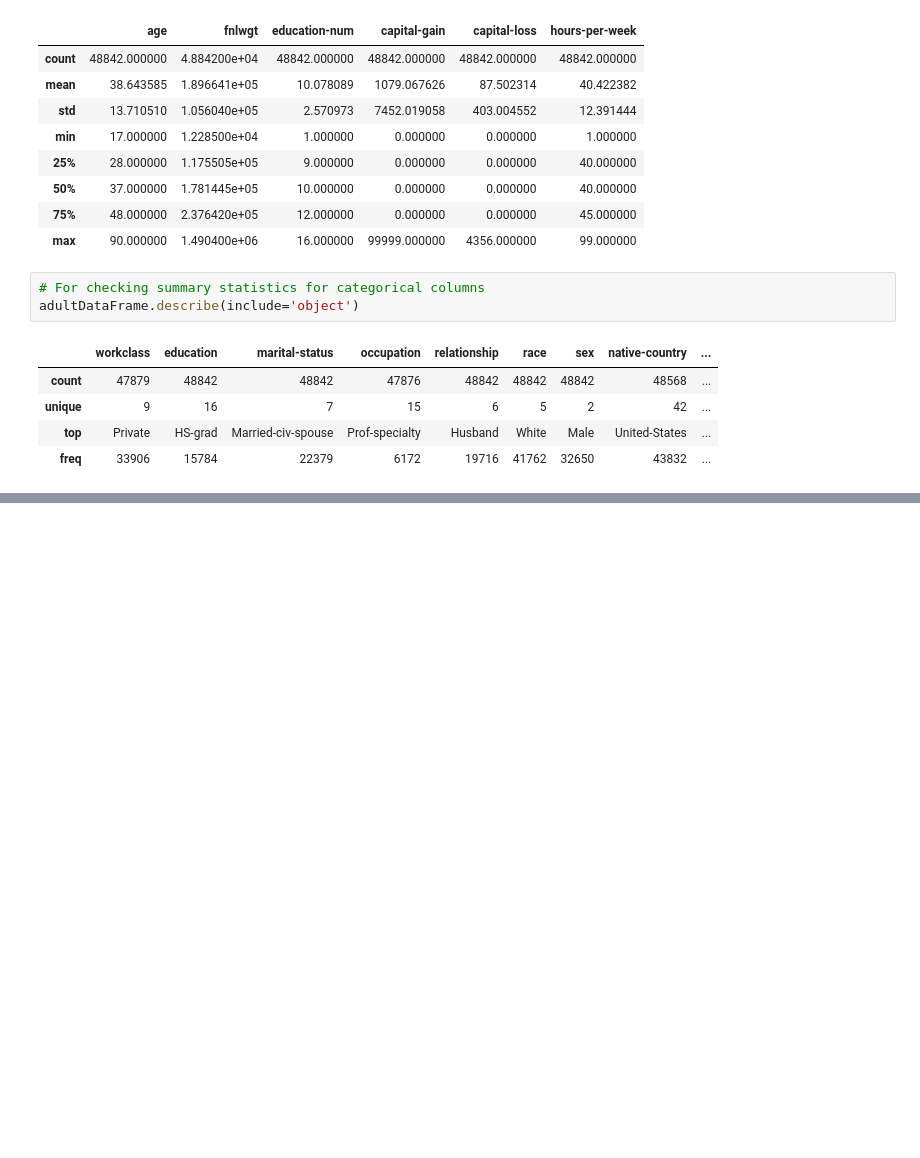
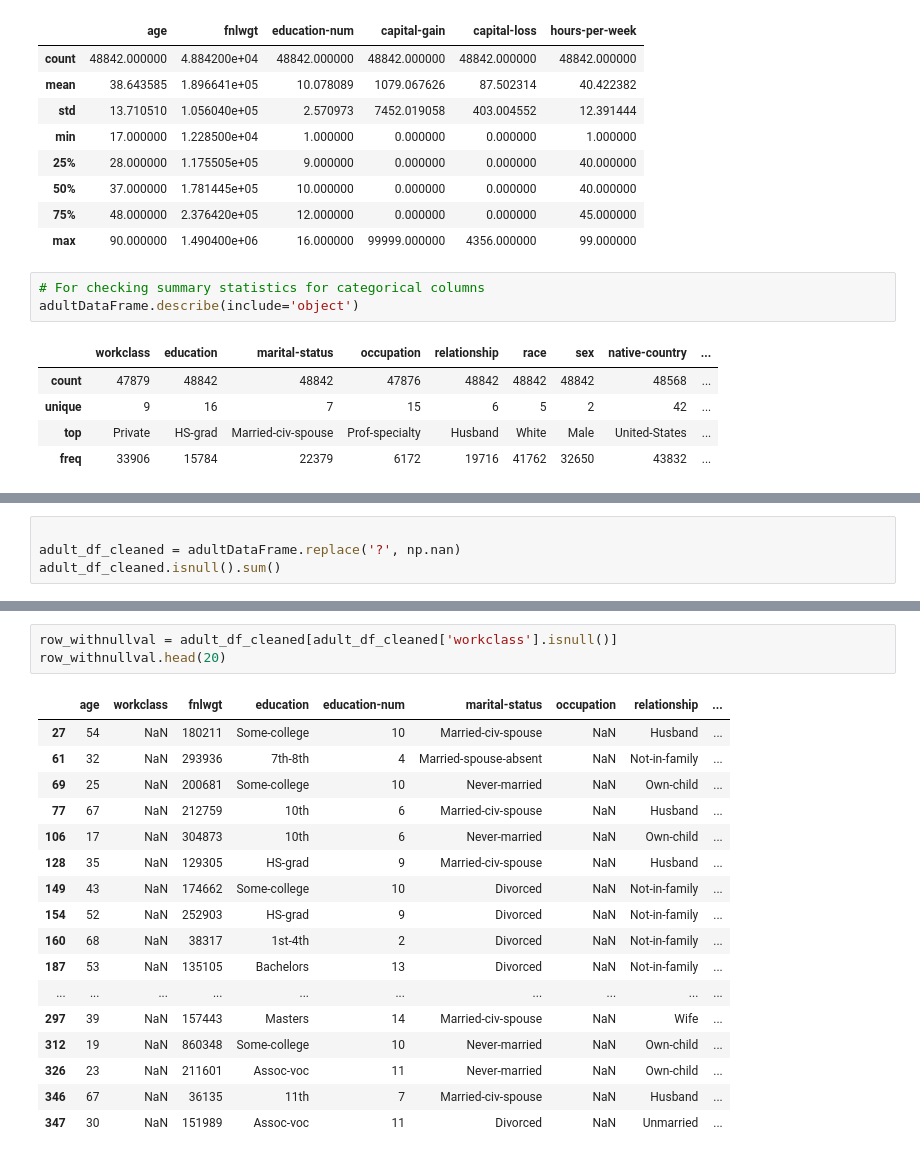
Before and after one commit to kmkri/ML_Assignments, a Jupyter notebook: Census_incomeCheck.ipynb, the cells around one changed output, grey strips where cells are left out. Saved outputs shown, nothing was run; the diff lists cells and outputs as text; blank space fills up the shorter version.

```diff
--- a/Census_incomeCheck.ipynb
+++ b/Census_incomeCheck.ipynb
@@ -180,0 +244,4 @@ adultDataFrame.describe(include='object')
+# %%
+
+adult_df_cleaned = adultDataFrame.replace('?', np.nan)
+adult_df_cleaned.isnull().sum()
@@ -180,0 +297,21 @@ adultDataFrame.describe(include='object')
+# %%
+row_withnullval = adult_df_cleaned[adult_df_cleaned['workclass'].isnull()]
+row_withnullval.head(20)
+# %% [output]
+|  | age | workclass | fnlwgt | education | education-num | marital-status | occupation | relationship | ... |
+| 27 | 54 | NaN | 180211 | Some-college | 10 | Married-civ-spouse | NaN | Husband | ... |
+| 61 | 32 | NaN | 293936 | 7th-8th | 4 | Married-spouse-absent | NaN | Not-in-family | ... |
+| 69 | 25 | NaN | 200681 | Some-college | 10 | Never-married | NaN | Own-child | ... |
+| 77 | 67 | NaN | 212759 | 10th | 6 | Married-civ-spouse | NaN | Husband | ... |
+| 106 | 17 | NaN | 304873 | 10th | 6 | Never-married | NaN | Own-child | ... |
+| 128 | 35 | NaN | 129305 | HS-grad | 9 | Married-civ-spouse | NaN | Husband | ... |
+| 149 | 43 | NaN | 174662 | Some-college | 10 | Divorced | NaN | Not-in-family | ... |
+| 154 | 52 | NaN | 252903 | HS-grad | 9 | Divorced | NaN | Not-in-family | ... |
+| 160 | 68 | NaN | 38317 | 1st-4th | 2 | Divorced | NaN | Not-in-family | ... |
+| 187 | 53 | NaN | 135105 | Bachelors | 13 | Divorced | NaN | Not-in-family | ... |
+| ... | ... | ... | ... | ... | ... | ... | ... | ... | ... |
+| 297 | 39 | NaN | 157443 | Masters | 14 | Married-civ-spouse | NaN | Wife | ... |
+| 312 | 19 | NaN | 860348 | Some-college | 10 | Never-married | NaN | Own-child | ... |
+| 326 | 23 | NaN | 211601 | Assoc-voc | 11 | Never-married | NaN | Own-child | ... |
+| 346 | 67 | NaN | 36135 | 11th | 7 | Married-civ-spouse | NaN | Husband | ... |
+| 347 | 30 | NaN | 151989 | Assoc-voc | 11 | Divorced | NaN | Unmarried | ... |
```
Also changed, not shown: parts of 15 cells of this notebook.
